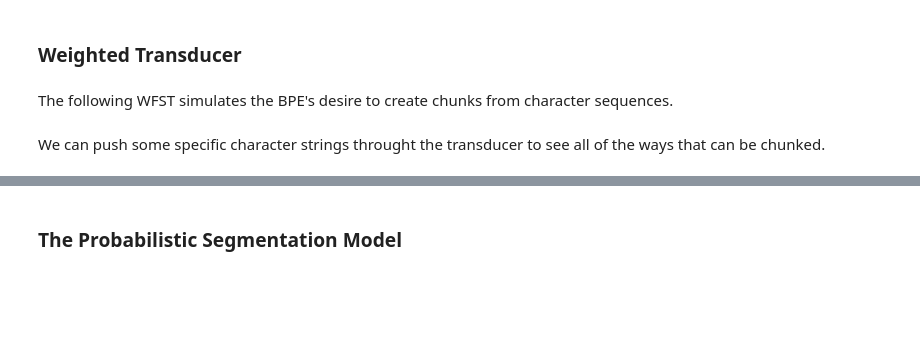
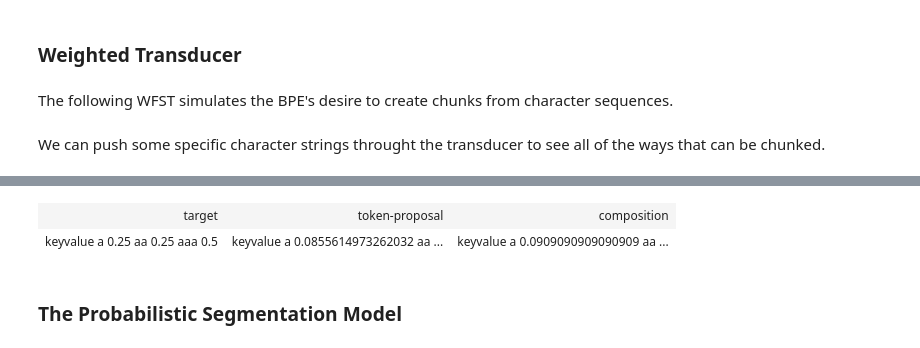
Before and after one commit to chi-collective/genparse, a Jupyter notebook: notes/Token-Alignment.ipynb, the cells around one changed output, grey strips where cells are left out. Drawn from its saved outputs; the diff is of its cells as text; code cells hidden in the pictures; blank space fills up the shorter version.

```diff
--- a/notes/Token-Alignment.ipynb
+++ b/notes/Token-Alignment.ipynb
@@ -105,8 +125,11 @@ PL
 # %%
 display_table(
     [[p.cfg.language(100).project(ϕ), generation_tree(graft).D, PL]],
-    headings=['target', 'grafting-heuristic', 'composition'],
+    headings=['target', 'token-proposal', 'composition'],
 )
+# %% [output]
+| target | token-proposal | composition |
+| keyvalue a 0.25 aa 0.25 aaa 0.5 | keyvalue a 0.0855614973262032 aa ... | keyvalue a 0.0909090909090909 aa ... |
 # %% [markdown]
 ### The Probabilistic Segmentation Model
 # %%
```
Also changed, not shown: parts of 25 cells of this notebook, 4 other files.
